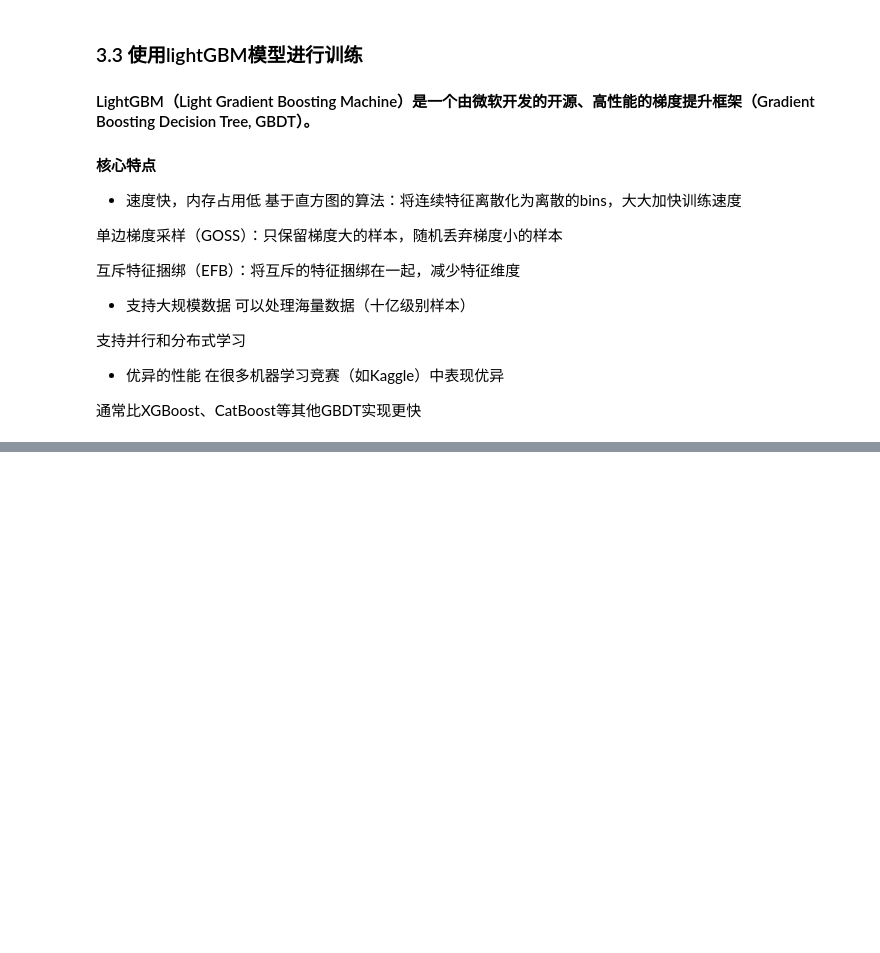
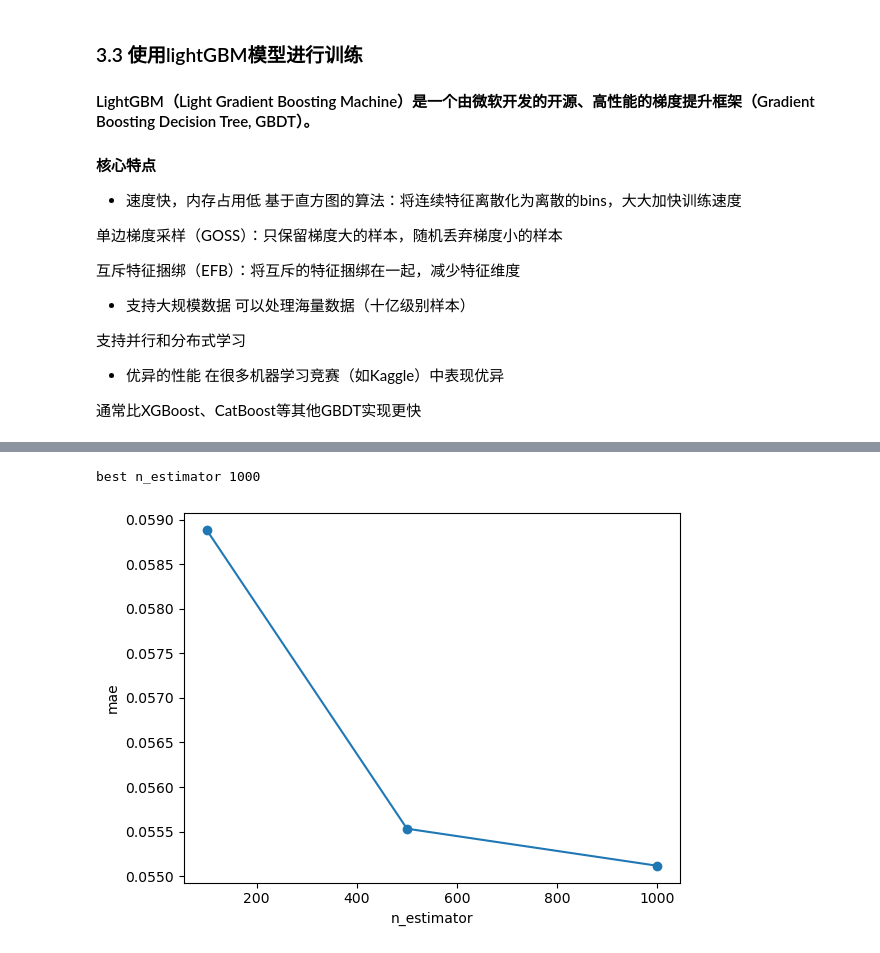
Before and after one commit to zhangkuntony/PUBG, a Jupyter notebook: Example.ipynb, the cells around one changed output, grey strips where cells are left out. Saved outputs shown, nothing was run; the diff lists cells and outputs as text; code cells hidden in the pictures; blank space fills up the shorter version.

```diff
--- a/Example.ipynb
+++ b/Example.ipynb
@@ -769,0 +806,6 @@ print(f'第一轮lightGBM模型预测用时: {predict_time_duration} 秒')
+# %%
+start_time = datetime.now()
+gbm.fit(x_train, y_train)
+end_time = datetime.now()
+train_time_duration = round((end_time - start_time).total_seconds(), 2)
+print(f'第二轮lightGBM模型训练用时: {train_time_duration} 秒')
@@ -769,0 +820,7 @@ print(f'第一轮lightGBM模型预测用时: {predict_time_duration} 秒')
+# %%
+# 计算模型预测的消耗时长
+start_time = datetime.now()
+y_pred = gbm.predict(x_valid)
+end_time = datetime.now()
+predict_time_duration = round((end_time - start_time).total_seconds(), 2)
+print(f'第二轮lightGBM模型预测用时: {predict_time_duration} 秒')
@@ -769,0 +829,8 @@ print(f'第一轮lightGBM模型预测用时: {predict_time_duration} 秒')
+# %%
+# 模型评分
+score = gbm.score(x_valid, y_valid)
+print(score)
+
+# 计算MAE
+mae = mean_absolute_error(y_true=y_valid, y_pred=y_pred)
+print(mae)
@@ -769,0 +844,7 @@ print(f'第一轮lightGBM模型预测用时: {predict_time_duration} 秒')
+# %%
+# 将模型训练结果追加到result.csv文件
+new_result_data = [
+    {'模型名称': 'lightGBM模型第二轮', '训练时长': train_time_duration, '预测时长': predict_time_duration, '模型评分': score, 'MAE': mae}
+]
+new_result_df = pd.DataFrame(new_result_data)
+new_result_df.to_csv(DATA_DIR + 'result.csv', mode='a', index=False, header=False, encoding='utf-8-sig')
@@ -769,0 +918,9 @@ print(f'第一轮lightGBM模型预测用时: {predict_time_duration} 秒')
+# %%
+# 绘制n_estimator和mae的曲线图，确定最优n_estimator为1000
+plt.plot(n_estimators,maes,'o-')
+plt.ylabel("mae")
+plt.xlabel("n_estimator")
+print("best n_estimator {}".format(n_estimators[np.argmin(maes)]))
+# %% [output]
+best n_estimator 1000
+[figure, added]
```
Also changed, not shown: parts of 47 cells of this notebook, 2 other files.
